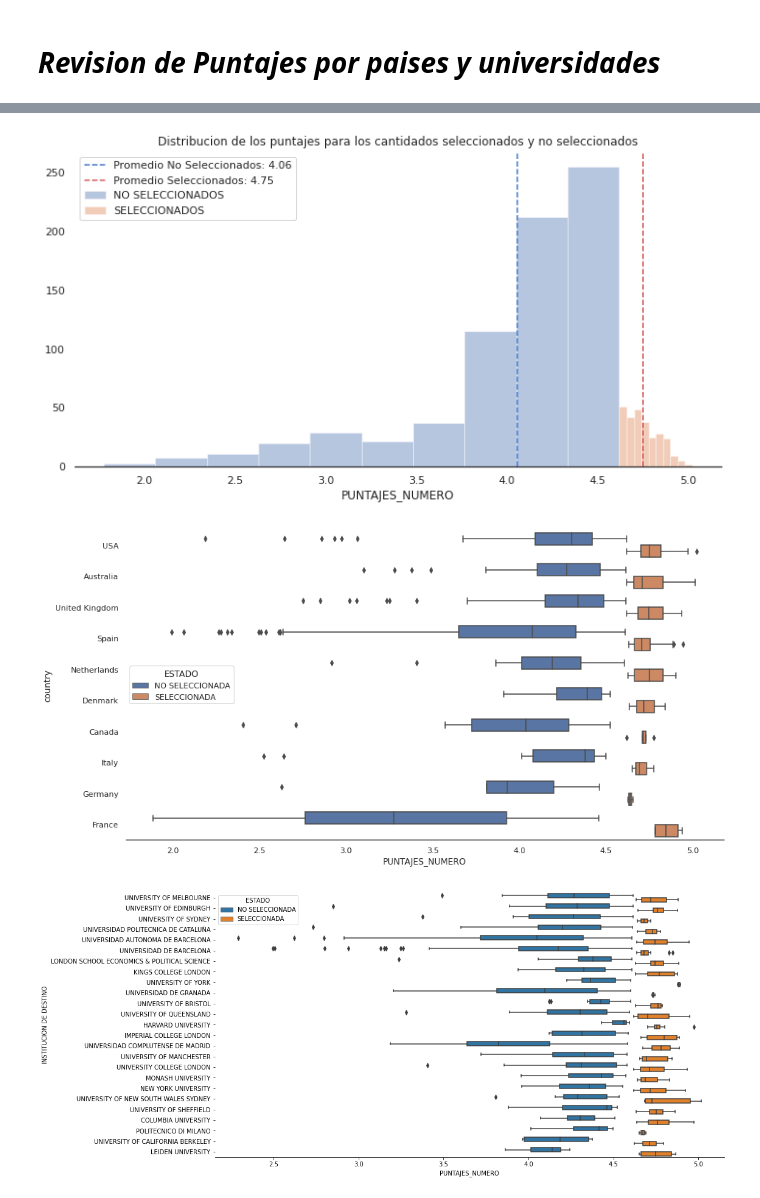
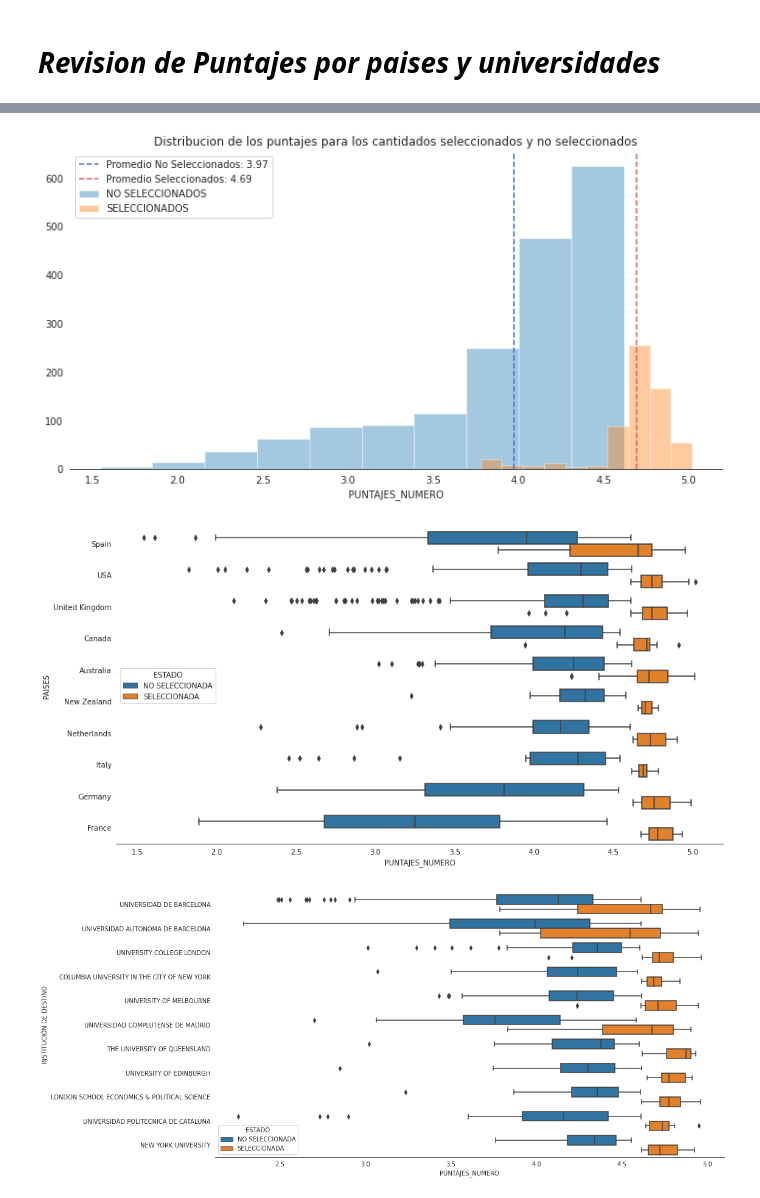
Before and after one commit to Foco22/BECAS_MAGISTER, a Jupyter notebook: Te_damos_la_bienvenida_a_Colaboratory_(2).ipynb, the cells around one changed output, grey strips where cells are left out. Saved outputs shown, nothing was run; the diff lists cells and outputs as text; code cells hidden in the pictures.

```diff
--- a/Te_damos_la_bienvenida_a_Colaboratory_(2).ipynb
+++ b/Te_damos_la_bienvenida_a_Colaboratory_(2).ipynb
@@ -469,7 +434,5 @@ df.loc[df['PAISES'].isnull()]
 # %% [markdown]
 Se han encontrado postulaciones que tienen mas de dos universidades, por lo que, para no tener inconsistencia en la data, se ha decidio eliminar estos registros del analisis
-# %%
-df_datos = df_datos.loc[df_datos['country'] != 'NO']
 # %%
 from plotly.offline import plot
 import plotly.graph_objects as go
@@ -565,0 +521,3 @@ df_datos.head()
+# %%
+df_puntaje = df_datos.loc[df_datos['ESTADO'] != 'FUERA DE BASES']
+df_puntaje
@@ -567,8 +539,8 @@ df_datos.head()
 def string_numero():
     cantidad = 0
     valores = []
-    resultado['PUNTAJE_NUMERO'] = 0
-    for i in resultado['PUNTAJE']:
+    df_puntaje['PUNTAJE_NUMERO'] = 0
+    for i in df_puntaje['PUNTAJE']:
        numero = ''
        numero_lista = list(i)
        for x in numero_lista:
@@ -584,10 +556,13 @@ def string_numero():
     valores = pd.DataFrame(valores, columns =['PUNTAJES_NUMERO'])
     return valores
 # %%
-#resultado = pd.concat([resultado, df_puntajes], axis=1, sort=False)
-#resultado
+df = string_numero()
 
-#resultado = resultado.reset_index()
-#resultado = pd.concat([resultado, df_puntajes], axis=1, sort=False)
-#resultado.drop('PUNTAJE', inplace = True, axis = 1)
-#resultado.drop('PUNTAJE_NUMERO', inplace = True, axis = 1)
+df_puntaje = df_puntaje.reset_index()
+
+df_puntaje = pd.concat([df_puntaje, df], axis=1, sort=False)
+
+df_puntaje
+df_puntaje.drop('PUNTAJE', inplace = True, axis = 1)
+df_puntaje.drop('PUNTAJE_NUMERO', inplace = True, axis = 1)
+df_puntaje.head()
@@ -594,20 +580,20 @@ def string_numero():
 # %%
-def histograma_puntaje():
+def histograma_puntaje(df):
 
       plt.figure(figsize= (12,6))
       sns.set_style("white")
 
       #Histograma de los puntajes por seleccionados y no seleccionados
-      sns.distplot(df_datos.loc[df_datos['ESTADO'] == 'NO SELECCIONADA']['PUNTAJES_NUMERO'], kde = False, bins = 10, label = 'NO SELECCIONADOS')
-      sns.distplot(df_datos.loc[df_datos['ESTADO'] == 'SELECCIONADA']['PUNTAJES_NUMERO'], kde = False, bins = 10, label = 'SELECCIONADOS')
+      sns.distplot(df.loc[df['ESTADO'] == 'NO SELECCIONADA']['PUNTAJES_NUMERO'], kde = False, bins = 10, label = 'NO SELECCIONADOS')
+      sns.distplot(df.loc[df['ESTADO'] == 'SELECCIONADA']['PUNTAJES_NUMERO'], kde = False, bins = 10, label = 'SELECCIONADOS')
 
       #Promedio de puntaje por seleccionado y no seleccionados
-      promedio_no = round(df_datos.loc[df_datos['ESTADO'] == 'NO SELECCIONADA']['PUNTAJES_NUMERO'].mean(),2)
-      promedio_si = round(df_datos.loc[df_datos['ESTADO'] == 'SELECCIONADA']['PUNTAJES_NUMERO'].mean(),2)
+      promedio_no = round(df.loc[df['ESTADO'] == 'NO SELECCIONADA']['PUNTAJES_NUMERO'].mean(),2)
+      promedio_si = round(df.loc[df['ESTADO'] == 'SELECCIONADA']['PUNTAJES_NUMERO'].mean(),2)
 
       #Linea promedio para seleccionados y no seleccionados
-      plt.axvline(x=df_datos.loc[df_datos['ESTADO'] == 'NO SELECCIONADA']['PUNTAJES_NUMERO'].mean(), color='b', linestyle='--', label = 'Promedio No Seleccionados: {}'.format(promedio_no))
-      plt.axvline(x=df_datos.loc[df_datos['ESTADO'] == 'SELECCIONADA']['PUNTAJES_NUMERO'].mean(), color='r', linestyle='--', label = 'Promedio Seleccionados: {}'.format(promedio_si))
+      plt.axvline(x=df.loc[df['ESTADO'] == 'NO SELECCIONADA']['PUNTAJES_NUMERO'].mean(), color='b', linestyle='--', label = 'Promedio No Seleccionados: {}'.format(promedio_no))
+      plt.axvline(x=df.loc[df['ESTADO'] == 'SELECCIONADA']['PUNTAJES_NUMERO'].mean(), color='r', linestyle='--', label = 'Promedio Seleccionados: {}'.format(promedio_si))
 
       plt.title('Distribucion de los puntajes para los cantidados seleccionados y no seleccionados')
 
@@ -615,31 +601,31 @@ def histograma_puntaje():
 
       sns.despine(left=True,top = True,bottom = False)
 
-histograma_puntaje()
+histograma_puntaje(df_puntaje)
 # %% [output]
-[figure, old version]
+[figure, new version]
 # %%
-paises_10 = list(df_datos.groupby('country').count()['FOLIO'].reset_index().sort_values(by='FOLIO', ascending = False)[:10]['country'])
+paises_10 = list(df_puntaje.groupby('PAISES').count()['INDICE'].reset_index().sort_values(by='INDICE', ascending = False)[:10]['PAISES'])
 
-df_datos = df_datos[df_datos['country'].isin(paises_10)]
+df = df_puntaje[df_puntaje['PAISES'].isin(paises_10)]
 plt.figure(figsize= (15,8))
-sns.boxplot(x = 'PUNTAJES_NUMERO', y = 'country', hue = 'ESTADO', data = df_datos)
+sns.boxplot(x = 'PUNTAJES_NUMERO', y = 'PAISES', hue = 'ESTADO', data = df)
 sns.despine(left=True,top = True,bottom = False)
 # %% [output]
-[figure, old version]
+[figure, new version]
 # %%
 def puntajes_universidades(n):
 
-      universidad_n = list(resultado.groupby('INSTITUCION DE DESTINO').count()['FOLIO'].reset_index().sort_values('FOLIO', ascending = False)[:n+1]['INSTITUCION DE DESTINO'])
+      universidad_n = list(df_puntaje.groupby('INSTITUCIÓN DE DESTINO').count()['INDICE'].reset_index().sort_values('INDICE', ascending = False)[:n+1]['INSTITUCIÓN DE DESTINO'])
 
-      resultado_n = df_datos[df_datos['INSTITUCION DE DESTINO'].isin(universidad_n)]
+      resultado_n = df_puntaje[df_puntaje['INSTITUCIÓN DE DESTINO'].isin(universidad_n)]
 
       plt.figure(figsize= (15,8))
 
-      sns.boxplot(x = 'PUNTAJES_NUMERO', y = 'INSTITUCION DE DESTINO', hue = 'ESTADO', data = resultado_n)
+      sns.boxplot(x = 'PUNTAJES_NUMERO', y = 'INSTITUCIÓN DE DESTINO', hue = 'ESTADO', data = resultado_n)
 
       sns.despine(left=True,top = True,bottom = False)
 
-puntajes_universidades(n)
+puntajes_universidades(10)
 # %% [output]
-[figure, old version]
+[figure, new version]
```
Also changed, not shown: parts of 22 cells of this notebook.
